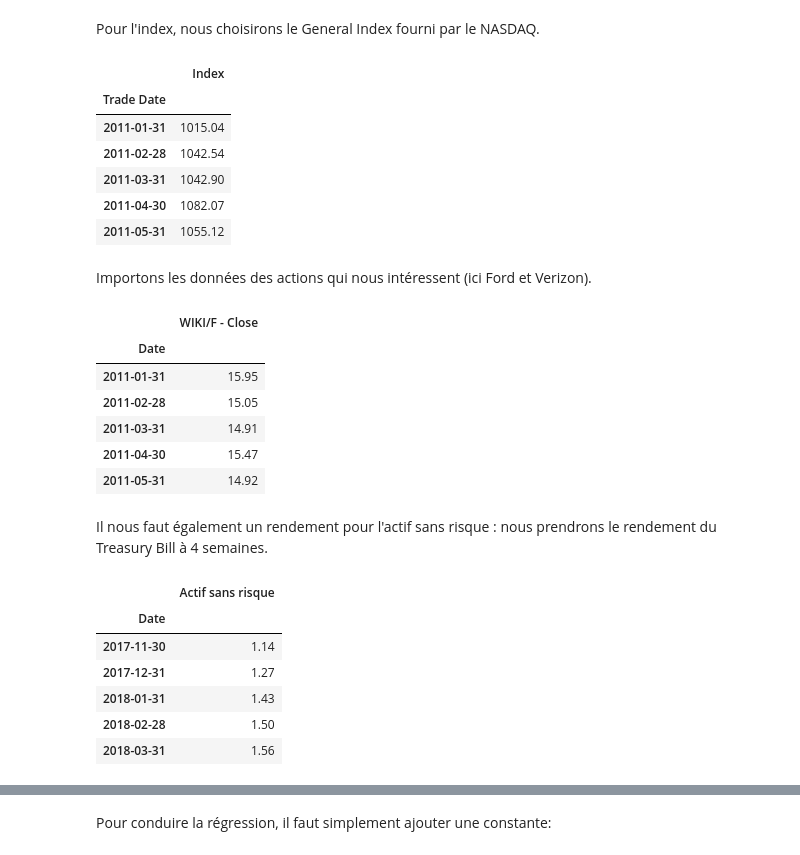
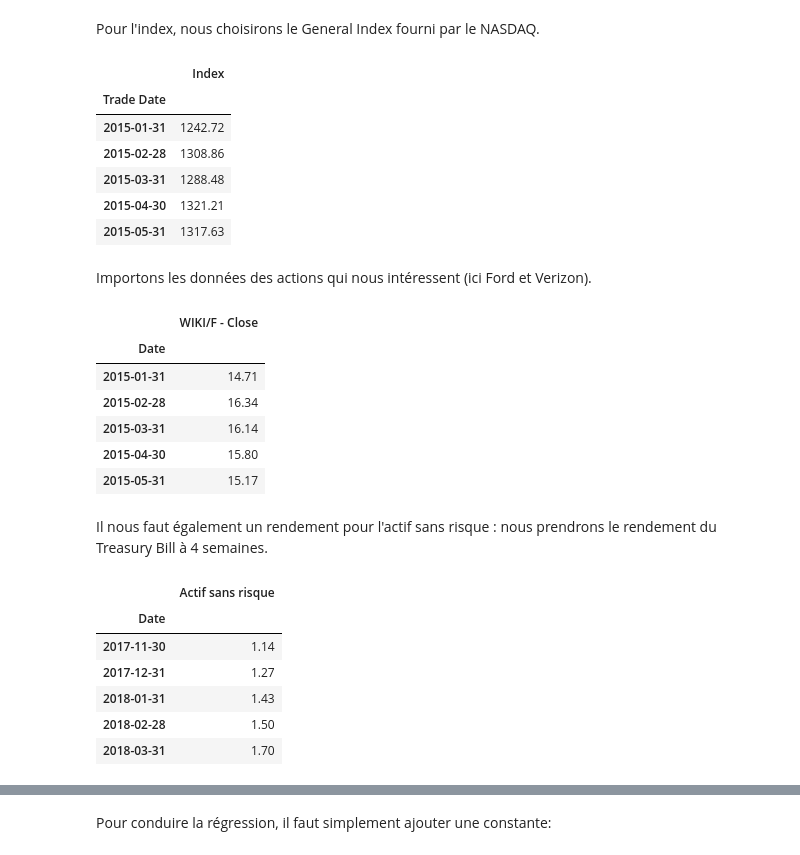
Before and after one commit to nicolasmauhe/theorie_financiere, a Jupyter notebook: Partie_2.ipynb, the cells around one changed output, grey strips where cells are left out. Saved outputs shown, nothing was run; the diff lists cells and outputs as text; code cells hidden in the pictures.

```diff
--- a/Partie_2.ipynb
+++ b/Partie_2.ipynb
@@ -440,7 +424,7 @@ import quandl
 cle_API = "vV5n2kkCHA3mm-zKCwBQ"
 quandl.ApiConfig.api_key = cle_API
 # %%
-debut = '2011-01-01'
+debut = '2015-01-01'
 frequence = 'monthly'
 # %% [markdown]
 Pour l'index, nous choisirons le General Index fourni par le NASDAQ.
@@ -452,11 +436,11 @@ index.head()
 # %% [output]
 |  | Index |
 | Trade Date |  |
-| 2011-01-31 | 1015.04 |
-| 2011-02-28 | 1042.54 |
-| 2011-03-31 | 1042.90 |
-| 2011-04-30 | 1082.07 |
-| 2011-05-31 | 1055.12 |
+| 2015-01-31 | 1242.72 |
+| 2015-02-28 | 1308.86 |
+| 2015-03-31 | 1288.48 |
+| 2015-04-30 | 1321.21 |
+| 2015-05-31 | 1317.63 |
 # %% [markdown]
 Importons les données des actions qui nous intéressent (ici Ford et Verizon).
 # %%
@@ -470,26 +454,26 @@ actions.head()
 # %% [output]
 |  | WIKI/F - Close |
 | Date |  |
-| 2011-01-31 | 15.95 |
-| 2011-02-28 | 15.05 |
-| 2011-03-31 | 14.91 |
-| 2011-04-30 | 15.47 |
-| 2011-05-31 | 14.92 |
+| 2015-01-31 | 14.71 |
+| 2015-02-28 | 16.34 |
+| 2015-03-31 | 16.14 |
+| 2015-04-30 | 15.80 |
+| 2015-05-31 | 15.17 |
 # %% [markdown]
 Il nous faut également un rendement pour l'actif sans risque : nous prendrons le rendement du Treasury Bill à 4 semaines.
 # %%
 actif_sans_risque = quandl.get('USTREASURY/BILLRATES', start_date = debut, column_index = 2, collapse=frequence)
 actif_sans_risque.columns = ['Actif sans risque']
 # %%
-actif_sans_risque.tail()
+actif_sans_risque.head()
 # %% [output]
 |  | Actif sans risque |
 | Date |  |
 | 2017-11-30 | 1.14 |
 | 2017-12-31 | 1.27 |
 | 2018-01-31 | 1.43 |
 | 2018-02-28 | 1.50 |
-| 2018-03-31 | 1.56 |
+| 2018-03-31 | 1.70 |
 # %%
 actif_sans_risque = (1 + actif_sans_risque/100) ** (1/12) - 1
 actif_sans_risque.tail()
```
Also changed, not shown: parts of 48 cells of this notebook.
